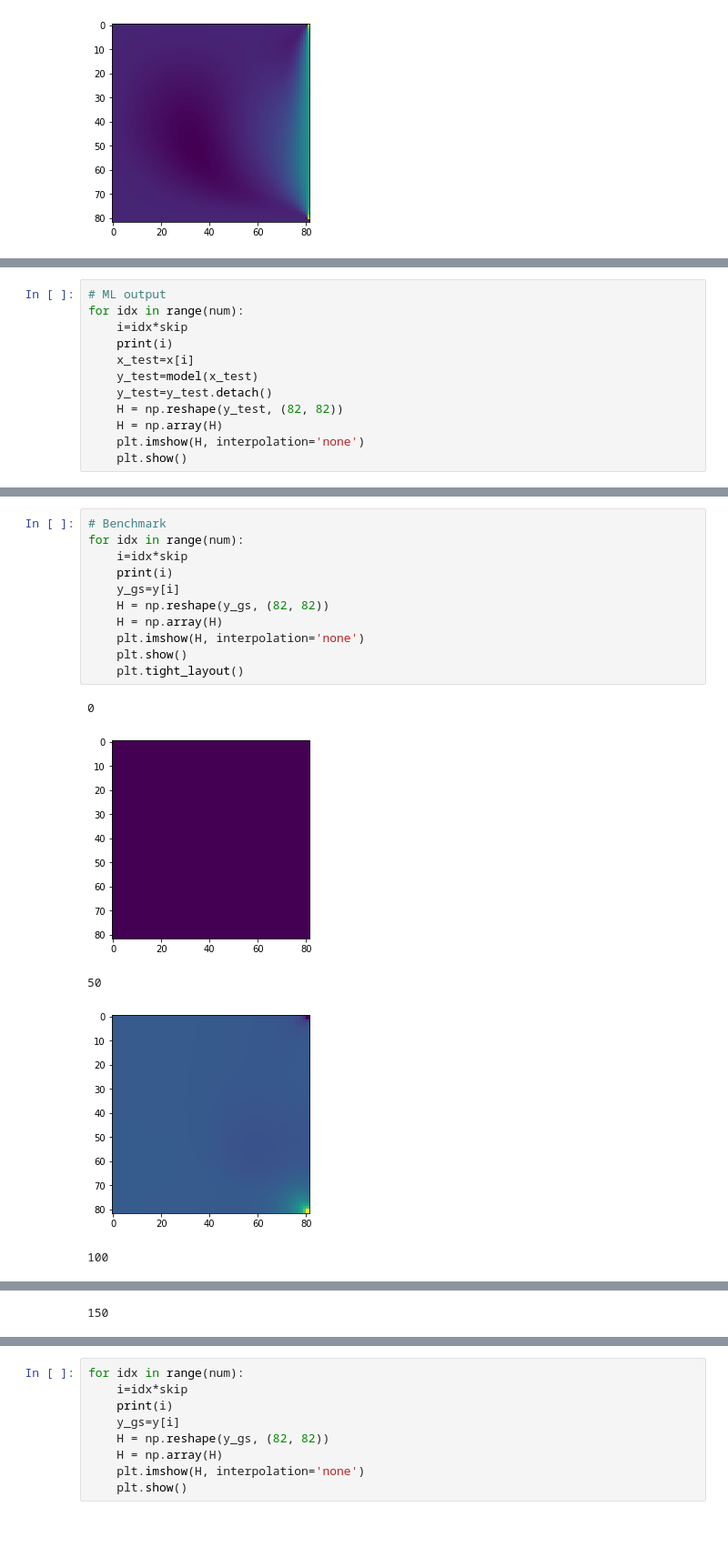
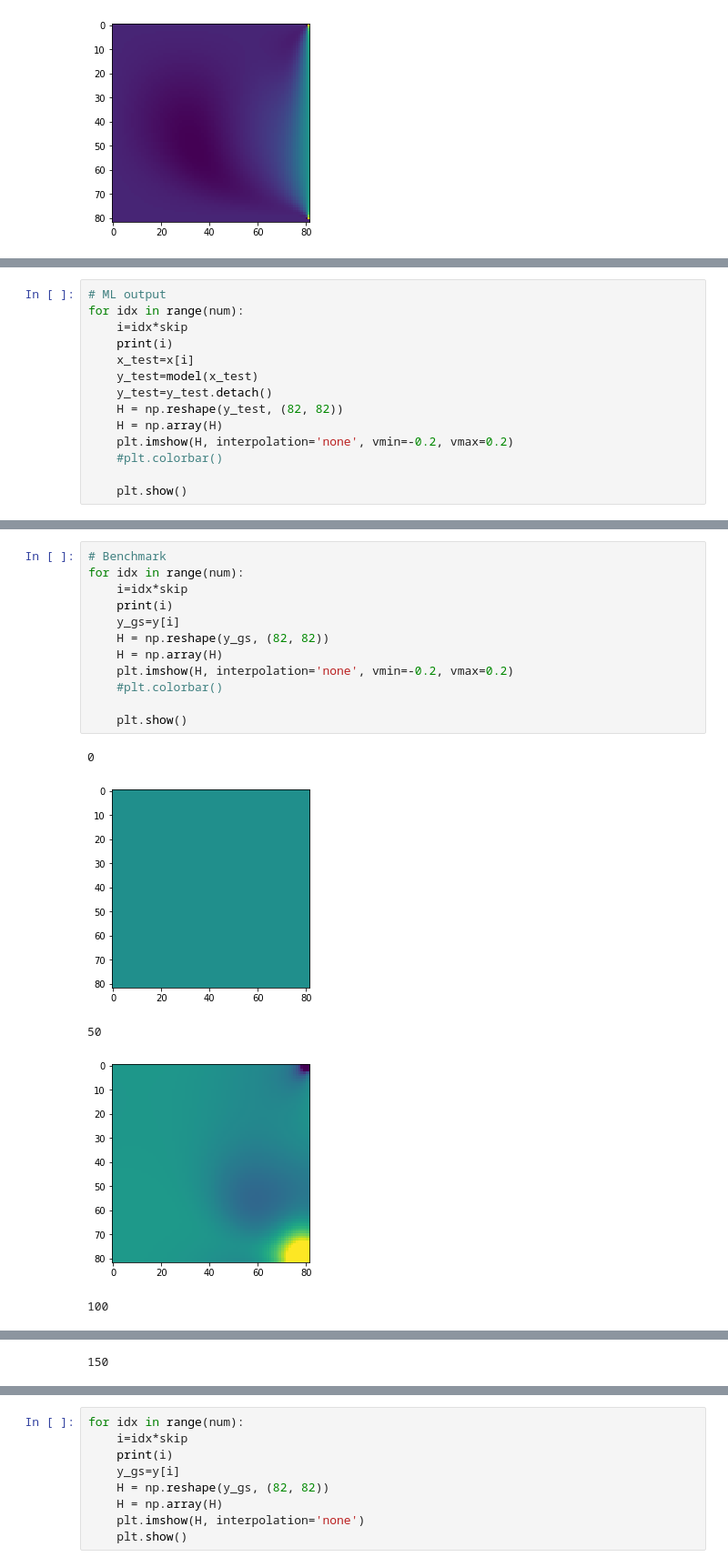
Before and after one commit to EN-Chou/Projection_algorithm-ML, a Jupyter notebook: ML/Untitled.ipynb, the cells around one changed output, grey strips where cells are left out. Shown: that part at 91% size. Cells and saved outputs as stored; diff of their text form; blank space fills up the shorter version.

```diff
--- a/ML/Untitled.ipynb
+++ b/ML/Untitled.ipynb
@@ -78,7 +92,9 @@ for idx in range(num):
     y_test=y_test.detach()
     H = np.reshape(y_test, (82, 82))
     H = np.array(H)
-    plt.imshow(H, interpolation='none')
+    plt.imshow(H, interpolation='none', vmin=-0.2, vmax=0.2)
+    #plt.colorbar()
+
     plt.show()
 # %% [output]
 0
@@ -94,17 +110,18 @@ for idx in range(num):
 # %%
 # Benchmark
 for idx in range(num):
     i=idx*skip
     print(i)
     y_gs=y[i]
     H = np.reshape(y_gs, (82, 82))
     H = np.array(H)
-    plt.imshow(H, interpolation='none')
+    plt.imshow(H, interpolation='none', vmin=-0.2, vmax=0.2)
+    #plt.colorbar()
+
     plt.show()
-    plt.tight_layout()
 # %% [output]
 0
-[figure, old version]
+[figure, new version]
 50
-[figure, old version]
+[figure, new version]
 100
```
Also changed, not shown: parts of 5 cells of this notebook, 8 other files.
